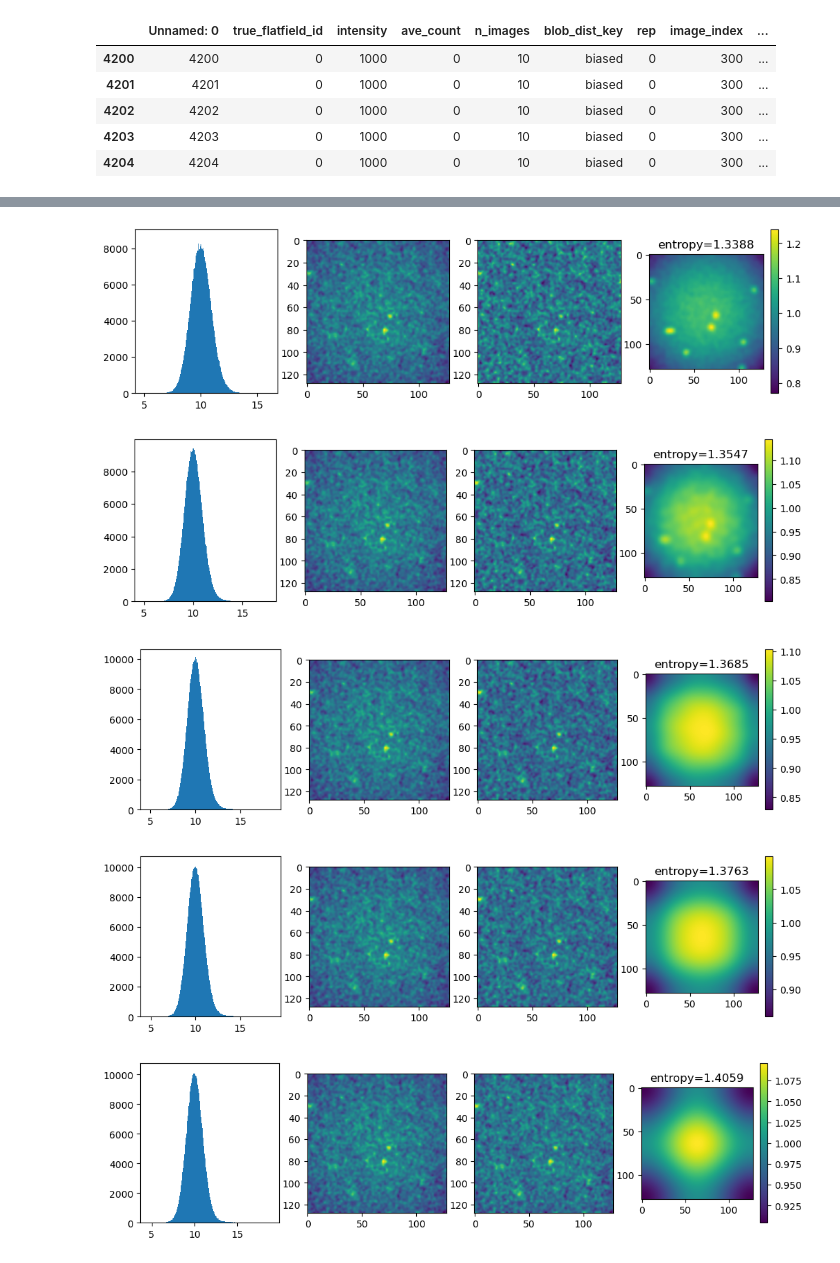
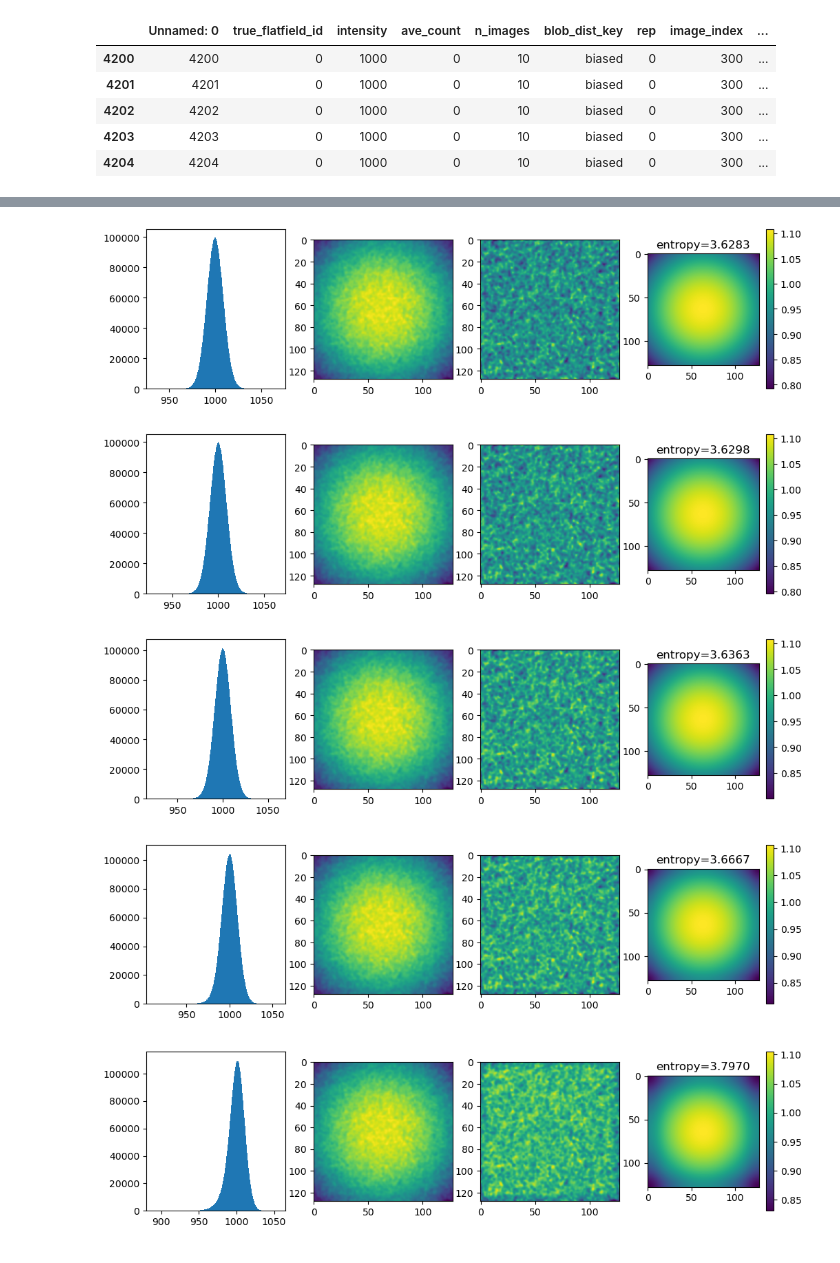
Before and after one commit to yfukai/BaSiCpy, a Jupyter notebook: misc_notebooks/analysis_for_publication/002a_benchmark_with_synthesized_data.ipynb, the cells around one changed output, grey strips where cells are left out. Saved outputs shown, nothing was run; the diff lists cells and outputs as text; code cells hidden in the pictures.

```diff
--- a/misc_notebooks/analysis_for_publication/002a_benchmark_with_synthesized_data.ipynb
+++ b/misc_notebooks/analysis_for_publication/002a_benchmark_with_synthesized_data.ipynb
@@ -315,5 +312,17 @@ jax.devices()
-# %%
-jax.config.update("jax_default_device", jax.devices()[2])
 # %%
 import warnings
 warnings.simplefilter("ignore",DeprecationWarning)
+# %%
+flatfields = []
+baselines = []
+b = BaSiC(
+    get_darkfield=False,
+)
+estimated_parameters = []
+b_cpu = BaSiC(
+    get_darkfield=False,
+)
+# %%
+current_num = len(estimated_parameters)
+flatfields = flatfields[:current_num]
+assert len(flatfields) == current_num
@@ -319,0 +333,4 @@ warnings.simplefilter("ignore",DeprecationWarning)
+# %%
+jax.config.update('jax_platform_name', 'gpu')
+print(jax.devices())
+jax.config.update('jax_platform_name', 'cpu')
@@ -531,7 +620,7 @@ estimated_parameters_df.query("intensity==1000").head()
 # %%
 assert all(estimated_parameters_df.index == np.arange(len(estimated_parameters_df)))
 # %%
-for (i, row) in tqdm(list(estimated_parameters_df.query("intensity==10 and n_images==100 and ave_count==10").iterrows())[:6]):
+for (i, row) in tqdm(list(estimated_parameters_df.query("intensity==1000 and n_images==1000 and ave_count==0").iterrows())[:6]):
     flatfield = flatfields[i]
     images = np.load(f"wo_darkfield_imagess/{int(row['image_index'])}.npy")
     val_range = vranges[(row["fitting_mode"],int(row["image_index"]))]
@@ -572,5 +661,5 @@ for (i, row) in tqdm(list(estimated_parameters_df.query("intensity==10 and n_ima
-[figure, old version]
+[figure, new version]
-[figure, old version]
+[figure, new version]
-[figure, old version]
+[figure, new version]
-[figure, old version]
+[figure, new version]
-[figure, old version]
+[figure, new version]
```
Also changed, not shown: parts of 29 cells of this notebook, 3 other files.
